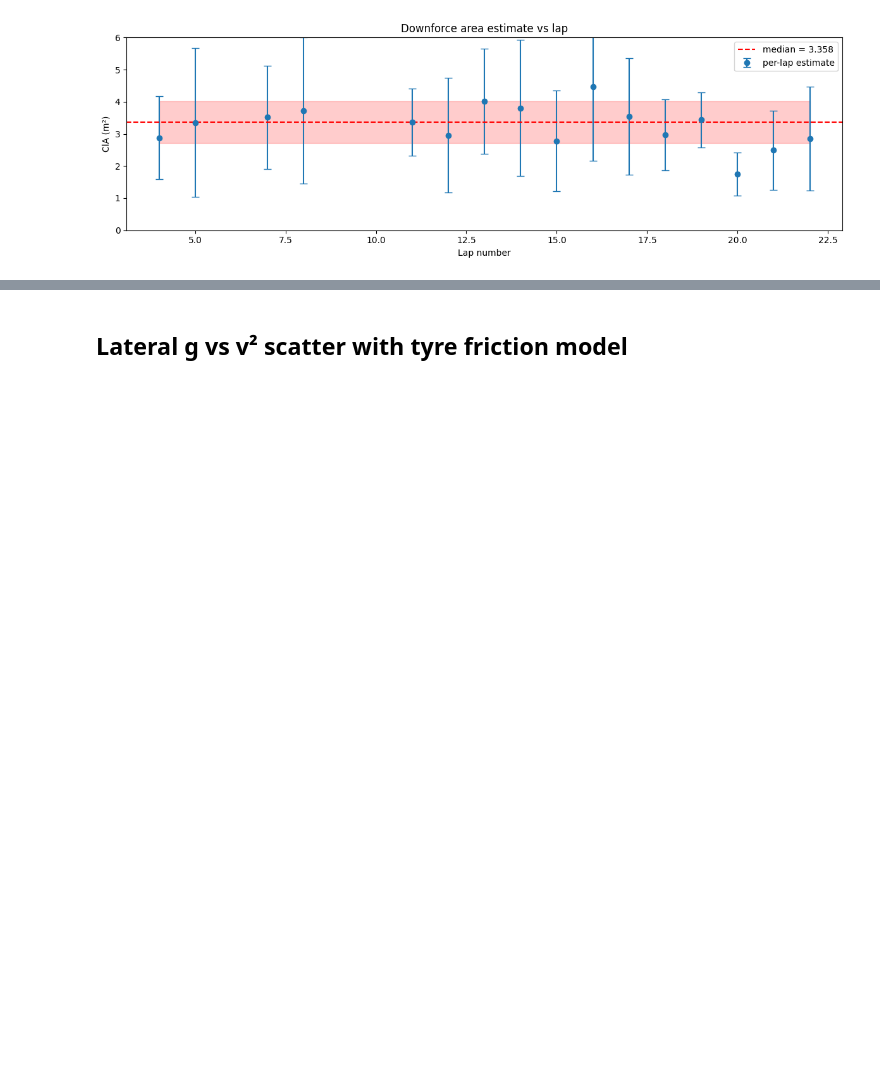
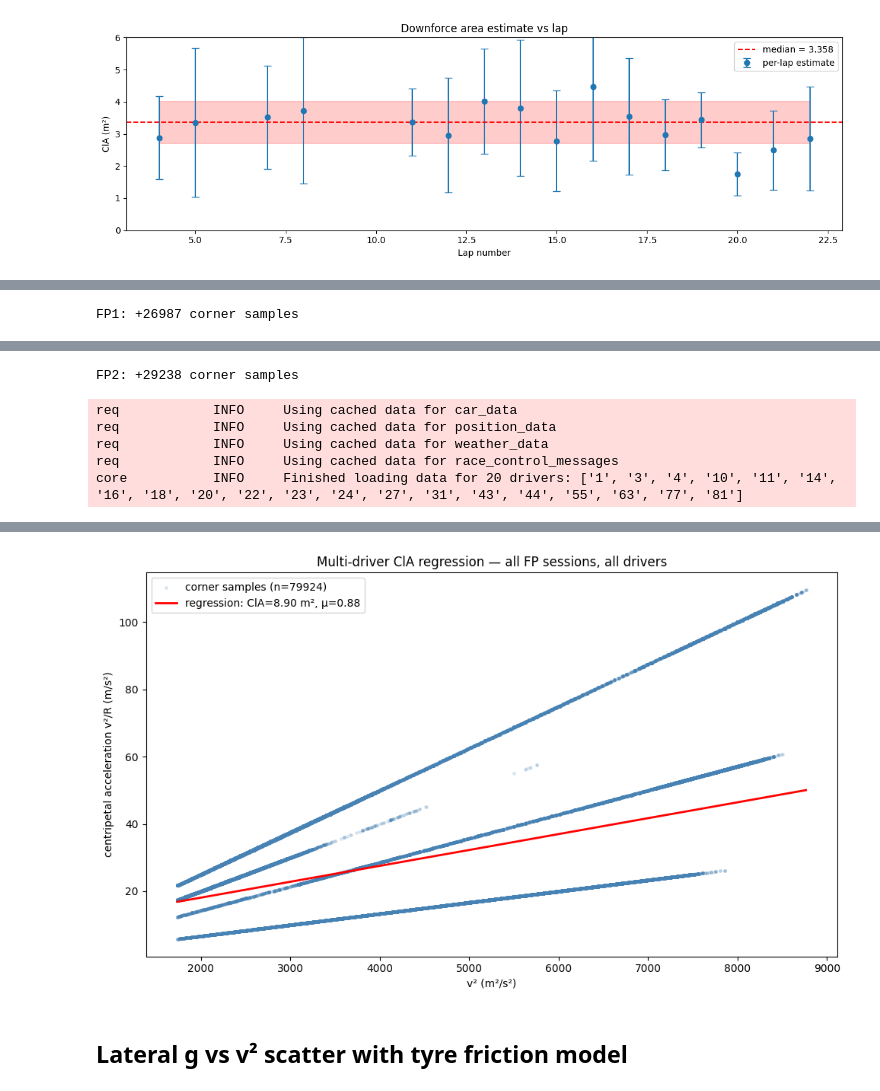
Before and after one commit to andrewcoyle1/f1-telemetry-aero, a Jupyter notebook: notebooks/03_ClA_estimation.ipynb, the cells around one changed output, grey strips where cells are left out. Saved outputs shown, nothing was run; the diff lists cells and outputs as text; code cells hidden in the pictures; blank space fills up the shorter version.

```diff
--- a/notebooks/03_ClA_estimation.ipynb
+++ b/notebooks/03_ClA_estimation.ipynb
@@ -194,0 +272,71 @@ Expected range (low downforce): 2.5 – 3.5 m²
+# %%
+from src.aero_params import estimate_ClA_from_corners, fit_ClA_from_corners, MONZA_CORNERS
+
+v2_pool, ca_pool = [], []
+n_samples_by_session = {}
+
+for session_name in ['FP1', 'FP2', 'FP3']:
+    try:
+        sess = fastf1.get_session(2024, 'Monza', session_name)
+        sess.load(telemetry=True, weather=True)
+    except Exception as e:
+        print(f'Could not load {session_name}: {e}')
+        continue
+
+    rho_s = air_density(sess.weather_data['AirTemp'].mean(), sess.weather_data['Pressure'].mean())
+    n_before = len(v2_pool)
+
+    for driver in sess.drivers:
+        try:
+            drv_laps = sess.laps.pick_drivers(driver)
+            drv_laps = drv_laps[drv_laps['LapNumber'] > 1]
+        except Exception:
+            continue
+        for _, lap in drv_laps.iterrows():
+            lap_num = int(lap['LapNumber'])
+            m = car_mass(lap_num)
+            try:
+                tel = lap.get_telemetry()
+            except Exception:
+                continue
+            v2_lap, ca_lap = estimate_ClA_from_corners(tel, m, rho_s, corners=MONZA_CORNERS)
+            v2_pool.extend(v2_lap)
+            ca_pool.extend(ca_lap)
+
+    n_samples_by_session[session_name] = len(v2_pool) - n_before
+    print(f'{session_name}: +{n_samples_by_session[session_name]} corner samples')
+
+print(f'\nTotal corner samples (all drivers, all FP): {len(v2_pool)}')
+
+m_ref = car_mass(20)
+ClA_pool, ClA_pool_std, mu_pool, mu_pool_std = fit_ClA_from_corners(v2_pool, ca_pool, m_ref, rho)
+
+print(f'\n=== Multi-driver regression result ===')
+print(f'ClA = {ClA_pool:.3f} ± {ClA_pool_std:.3f} m²  (expected 2.5–3.5)')
+print(f'μ   = {mu_pool:.3f} ± {mu_pool_std:.3f}      (no prior assumption)')
+print(f'\nSingle-driver result: ClA = {ClA_global:.3f} ± {ClA_global_std:.3f} m²  (μ = {MU_TYRE} assumed)')
+
+# Plot: centripetal acceleration vs v² with regression line
+v2_arr = np.array(v2_pool)
+ca_arr = np.array(ca_pool)
+v2_range = np.linspace(v2_arr.min(), v2_arr.max(), 200)
+ca_fit = mu_pool * G + (mu_pool * rho * ClA_pool) / (2 * m_ref) * v2_range
+
+fig, ax = plt.subplots(figsize=(10, 6))
+ax.scatter(v2_arr, ca_arr, alpha=0.15, s=6, color='steelblue', label=f'corner samples (n={len(v2_arr)})')
+ax.plot(v2_range, ca_fit, 'r-', lw=2,
+        label=f'regression: ClA={ClA_pool:.2f} m², μ={mu_pool:.2f}')
+ax.set_xlabel('v² (m²/s²)')
+ax.set_ylabel('centripetal acceleration v²/R (m/s²)')
+ax.set_title('Multi-driver ClA regression — all FP sessions, all drivers')
+ax.legend()
+plt.tight_layout()
+plt.savefig('../results/figures/03_ClA_multidriver.png', dpi=150)
+plt.show()
+
+# Update ClA estimate if multi-driver result is more reliable
+if np.isfinite(ClA_pool) and 1.0 < ClA_pool < 8.0:
+    ClA_global      = ClA_pool
+    ClA_global_std  = ClA_pool_std
+    print(f'\nClA updated to multi-driver estimate: {ClA_global:.3f} ± {ClA_global_std:.3f} m²')
+# %% [output]
@@ -194,0 +360 @@ Expected range (low downforce): 2.5 – 3.5 m²
+FP1: +26987 corner samples
@@ -194,0 +374,6 @@ Expected range (low downforce): 2.5 – 3.5 m²
+FP2: +29238 corner samples
+req            INFO     Using cached data for car_data
+req            INFO     Using cached data for position_data
+req            INFO     Using cached data for weather_data
+req            INFO     Using cached data for race_control_messages
+core           INFO     Finished loading data for 20 drivers: ['1', '3', '4', '10', '11', '14', '16', '18', '20', '22', '23', '24', '27', '31', '43', '44', '55', '63', '77', '81']
@@ -195,3 +389,4 @@ Expected range (low downforce): 2.5 – 3.5 m²
+[figure, added]
 # %% [markdown]
 ## Lateral g vs v² scatter with tyre friction model
 # %%
```
Also changed, not shown: parts of 4 cells of this notebook, 9 other files.
